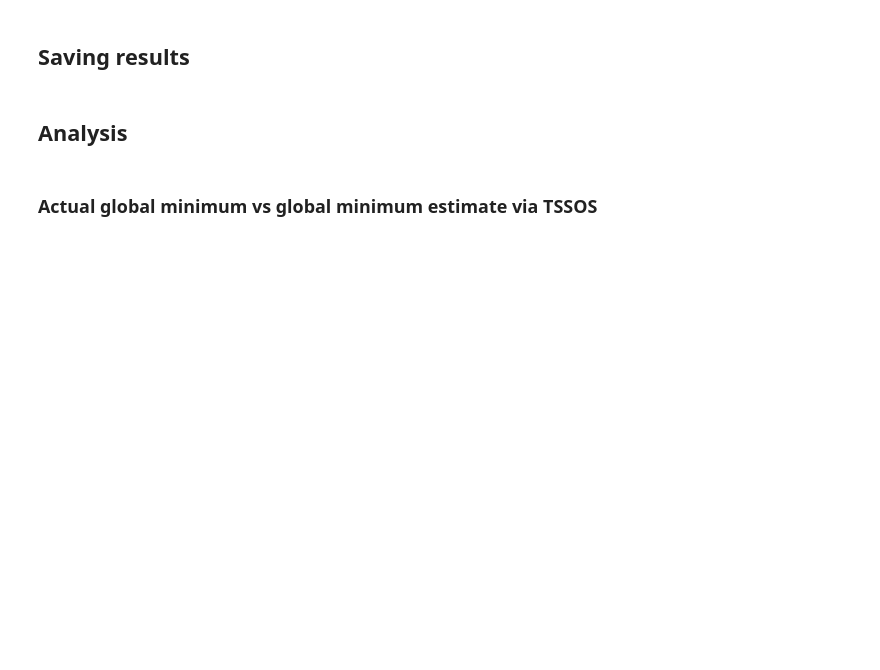
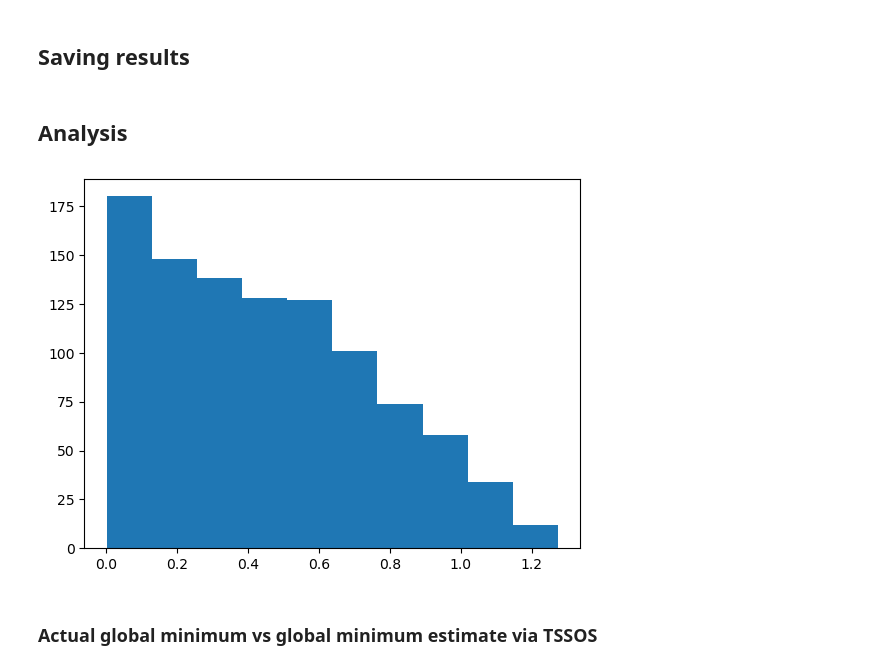
Before and after one commit to dibondar/QControlPolyOpt, a Jupyter notebook: QuantumControlPolyOpt.ipynb, the cells around one changed output. Cells and saved outputs as stored; diff of their text form; code cells hidden in the pictures; blank space fills up the shorter version.

Commit message:
Switching to PyPlot and saving the pricewise controls

```diff
--- a/QuantumControlPolyOpt.ipynb
+++ b/QuantumControlPolyOpt.ipynb
@@ -381,5 +380,8 @@ using LaTeXStrings
 # %%
-histogram(norm_diff_x)
+hist(norm_diff_x)
+show()
+# %% [output]
+[figure, added]
 # %% [markdown]
 ### Actual global minimum vs global minimum estimate via TSSOS
 # %%
```
Also changed, not shown: parts of 10 cells of this notebook, 3 other files.
